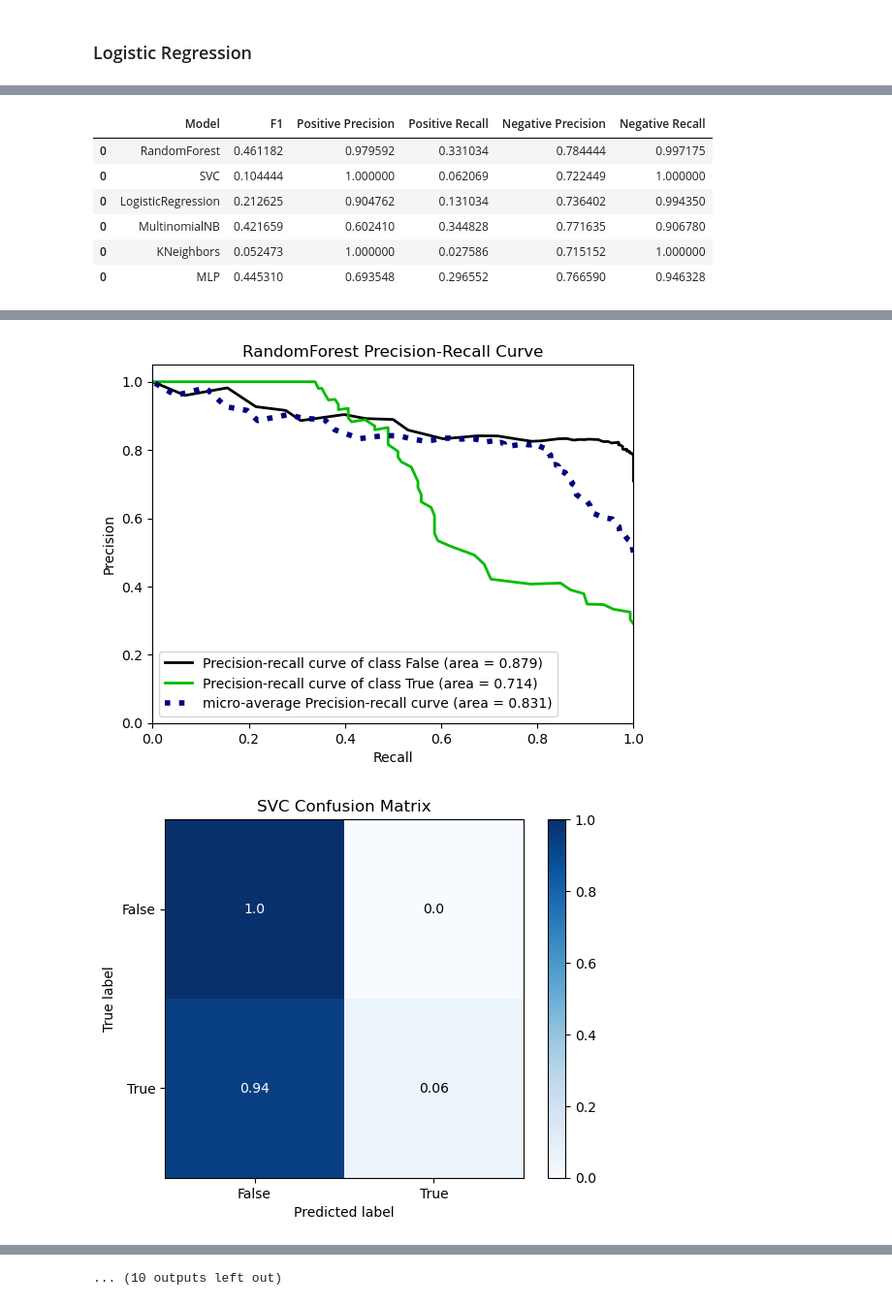
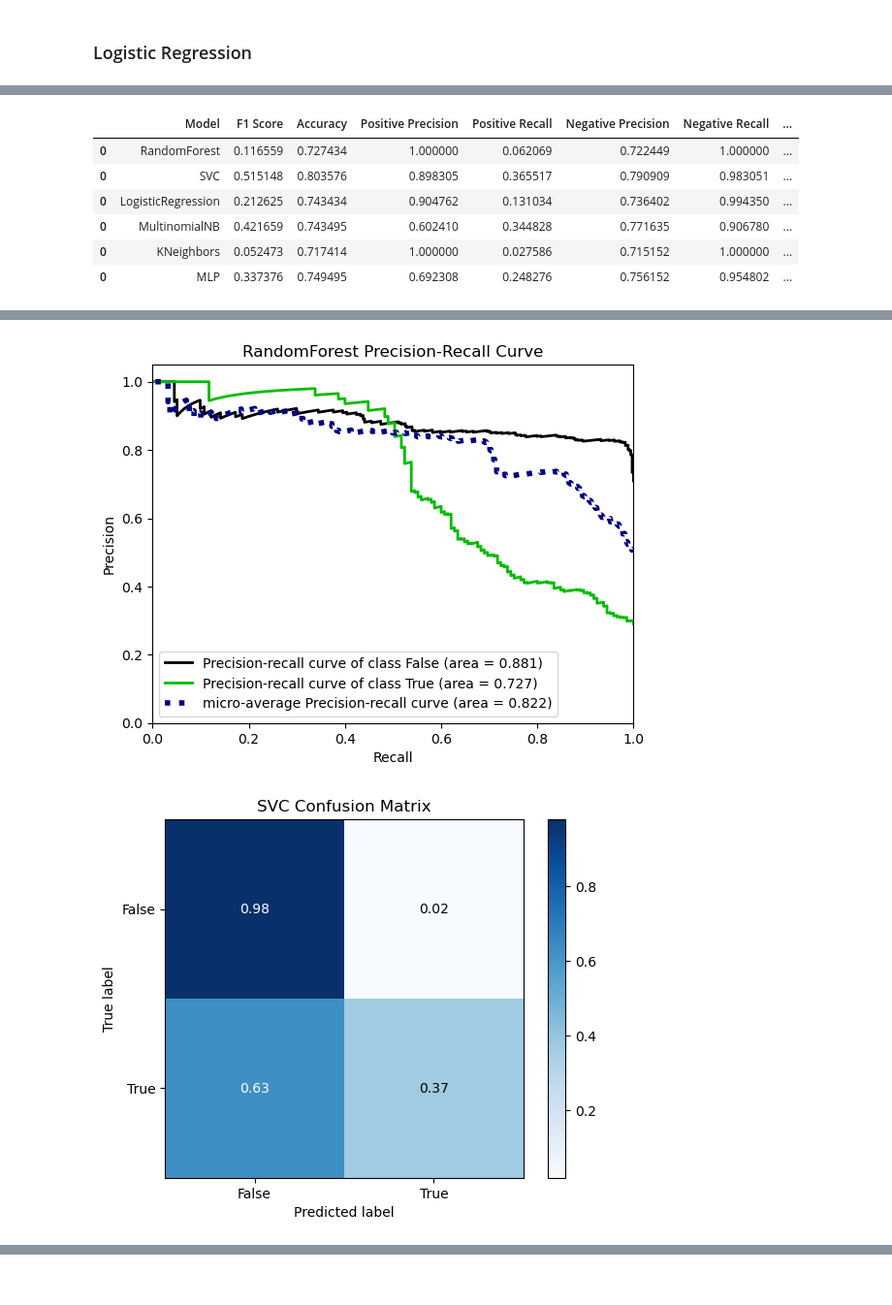
Before and after one commit to IntegerMan/GitStractorCommitClassification, a Jupyter notebook: ModelTrainingPython.ipynb, the cells around one changed output, grey strips where cells are left out. Shown at 97% size. Saved outputs shown, nothing was run; the diff lists cells and outputs as text; code cells hidden in the pictures.

Commit message:
Working set of models.

```diff
--- a/ModelTrainingPython.ipynb
+++ b/ModelTrainingPython.ipynb
@@ -128,16 +136,26 @@ X_train, X_test, y_train, y_test = train_test_split(X, y, test_size=0.1, random_
 # Build a dictionary of common binary classifiers
 
 classifiers = {
-    "RandomForest": RandomForestClassifier(),
-    "SVC": SVC(probability=True),
-    "LogisticRegression": LogisticRegression(),
+    "RandomForest": RandomForestClassifier(max_depth=20, random_state=42),
+    "SVC": SVC(probability=True, kernel='linear', class_weight='balanced', random_state=42),
+    "LogisticRegression": LogisticRegression(max_iter=5000, random_state=42),
     "MultinomialNB": MultinomialNB(),
-    "KNeighbors": KNeighborsClassifier(),
-    "MLP": MLPClassifier()
+    "KNeighbors": KNeighborsClassifier(n_neighbors=5),
+    "MLP": MLPClassifier(random_state=42, max_iter=5000, hidden_layer_sizes=(50, 50), activation='relu', alpha=0.0001)
 }
 # %%
 # Create an empty dataframe for model, F1 score, and per-class precision, and recall
-df_metrics = pd.DataFrame(columns=['Model', 'F1', 'Positive Precision', 'Positive Recall', 'Negative Precision', 'Negative Recall'])
+df_metrics = pd.DataFrame(columns=[
+    'Model',
+    'F1 Score',
+    'Accuracy',
+    'Positive Precision',
+    'Positive Recall',
+    'Negative Precision',
+    'Negative Recall',
+    'AUC',
+    'AUCPR'
+])
 
 # Loop over each classifier
 for name, classifier in classifiers.items():
@@ -152,18 +170,20 @@ for name, classifier in classifiers.items():
     ])
 
     # Fit the model using cross-validation and generate a confusion matrix
-    scores = cross_validate(pipeline, X, y, cv=5, scoring=['f1', 'precision_macro', 'precision_micro'], return_train_score=False)
+    scores = cross_validate(pipeline, X, y, cv=5, scoring=['f1', 'precision_macro', 'precision_micro', 'accuracy', 'roc_auc', 'average_precision'], return_train_score=False)
     y_pred = cross_val_predict(pipeline, X, y, cv=5)
     proba = cross_val_predict(pipeline, X, y, cv=5, method='predict_proba')
 
     # Calculate metrics
     f1 = scores['test_f1'].mean()
+    accuracy = scores['test_accuracy'].mean()
     metrics = classification_report(y, y_pred, output_dict=True)
     pos_precision = metrics['True']['precision']
     neg_precision = metrics['False']['precision']
     pos_recall = metrics['True']['recall']
     neg_recall = metrics['False']['recall']
     print(f'F1: {f1}')
+    print(f'Accuracy: {accuracy}')
     print(f'Positive Precision: {pos_precision}')
     print(f'Positive Recall: {pos_recall}')
     print(f'Negative Precision: {neg_precision}')
@@ -171,12 +191,15 @@ for name, classifier in classifiers.items():
 
     # Append a row to the dataframe
     df_metrics = pd.concat([df_metrics, pd.DataFrame({
-        'Model': name,
-        'F1': f1,
+        'Model': 'SciKit-Learn ' + name,
+        'F1 Score': f1,
+        'Accuracy': accuracy,
         'Positive Precision': pos_precision,
         'Positive Recall': pos_recall,
         'Negative Precision': neg_precision,
-        'Negative Recall': neg_recall
+        'Negative Recall': neg_recall,
+        'AUC': scores['test_roc_auc'].mean(),
+        'AUCPR': scores['test_average_precision'].mean()
     }, index=[0])])
 
     # Confusion matrix
@@ -232,7 +246,7 @@ Negative Recall: 0.9463276836158192
-|  | Model | F1 | Positive Precision | Positive Recall | Negative Precision | Negative Recall |
-| 0 | RandomForest | 0.461182 | 0.979592 | 0.331034 | 0.784444 | 0.997175 |
-| 0 | SVC | 0.104444 | 1.000000 | 0.062069 | 0.722449 | 1.000000 |
-| 0 | LogisticRegression | 0.212625 | 0.904762 | 0.131034 | 0.736402 | 0.994350 |
-| 0 | MultinomialNB | 0.421659 | 0.602410 | 0.344828 | 0.771635 | 0.906780 |
-| 0 | KNeighbors | 0.052473 | 1.000000 | 0.027586 | 0.715152 | 1.000000 |
-| 0 | MLP | 0.445310 | 0.693548 | 0.296552 | 0.766590 | 0.946328 |
+|  | Model | F1 Score | Accuracy | Positive Precision | Positive Recall | Negative Precision | Negative Recall | ... |
+| 0 | RandomForest | 0.116559 | 0.727434 | 1.000000 | 0.062069 | 0.722449 | 1.000000 | ... |
+| 0 | SVC | 0.515148 | 0.803576 | 0.898305 | 0.365517 | 0.790909 | 0.983051 | ... |
+| 0 | LogisticRegression | 0.212625 | 0.743434 | 0.904762 | 0.131034 | 0.736402 | 0.994350 | ... |
+| 0 | MultinomialNB | 0.421659 | 0.743495 | 0.602410 | 0.344828 | 0.771635 | 0.906780 | ... |
+| 0 | KNeighbors | 0.052473 | 0.717414 | 1.000000 | 0.027586 | 0.715152 | 1.000000 | ... |
+| 0 | MLP | 0.337376 | 0.749495 | 0.692308 | 0.248276 | 0.756152 | 0.954802 | ... |
@@ -241,2 +255,2 @@ Negative Recall: 0.9463276836158192
-[figure, old version]
+[figure, new version]
-[figure, old version]
+[figure, new version]
@@ -245,3 +259,2 @@ Negative Recall: 0.9463276836158192
 [figure]
 [figure]
-... (10 outputs left out)
```
Also changed, not shown: parts of 3 cells of this notebook, 8 other files.
